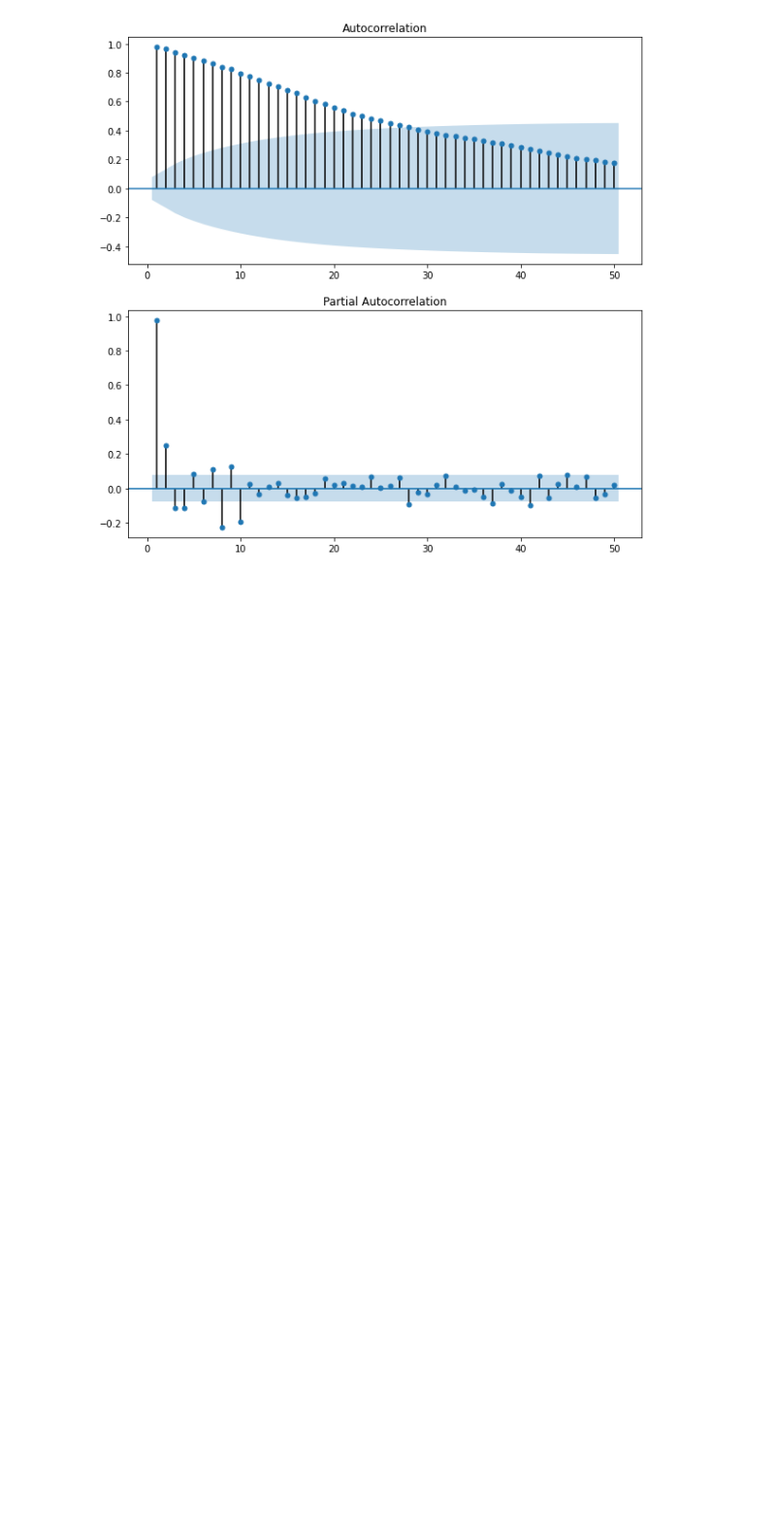
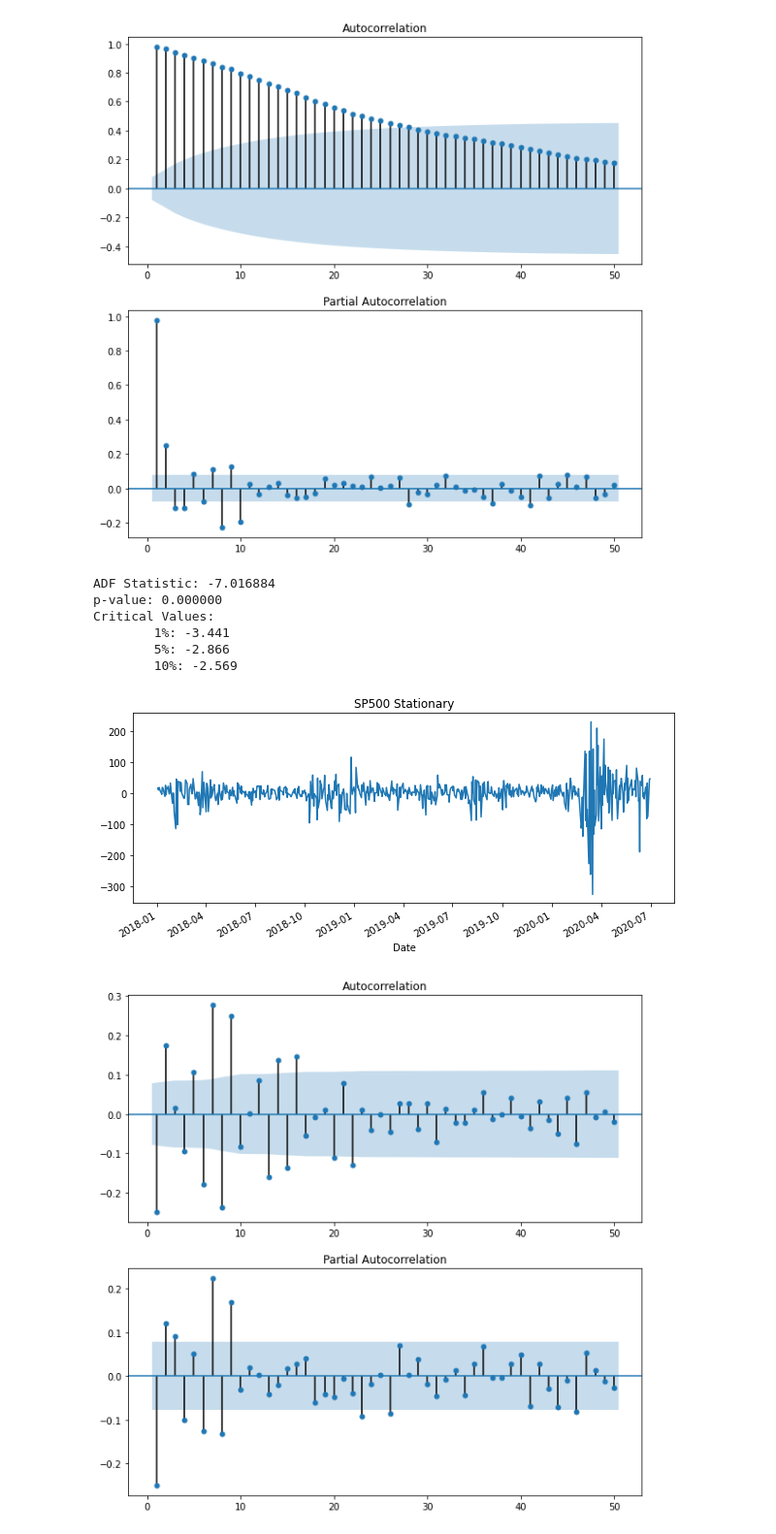
Before and after one commit to jbogocz/arima_garch, a Jupyter notebook: arima.ipynb, the cells around one changed output. Shown: that part at 97% size. Drawn from its saved outputs; the diff is of its cells as text; code cells hidden in the pictures; blank space fills up the shorter version.

Commit message:
Transform data from non-stationary to stationary

```diff
--- a/arima.ipynb
+++ b/arima.ipynb
@@ -79,3 +79,43 @@ def plot_acf_pacf(df):
 plot_acf_pacf(df['Close'])
 # %% [output]
 [figure]
+# %%
+# Transform data from non-stationary to stationary
+X = df.Close
+# Method 1: difference data
+stationary = X.diff(1)
+# # Method 2: take the log
+# stationary = np.log(X)
+# # Method 3: take the square root
+# stationary = np.sqrt(X)
+# # Method 4: take the proprtional change
+# stationary = X.pct_change(1)
+stationary.dropna(axis=0, inplace=True)
+
+# check if stationary
+result = adfuller(stationary)
+# test statistic - more negative means more likely to be stationary
+print('ADF Statistic: %f' % result[0])
+# p-value - reject null hypothesis: non-stationary
+print('p-value: %f' % result[1])
+# critical test statistics - p-values: test statistic for null hypothesis
+print('Critical Values:')
+for key, value in result[4].items():
+    print('\t%s: %.3f' % (key, value))
+
+# plot stationary dataset
+stationary.plot(figsize=(10,4))
+plt.title(symbol_name+' Stationary')
+plt.show()
+
+# plot ACF & PACF of stationary dataset
+plot_acf_pacf(stationary)
+# %% [output]
+ADF Statistic: -7.016884
+p-value: 0.000000
+Critical Values:
+        1%: -3.441
+        5%: -2.866
+        10%: -2.569
+[figure, added]
+[figure, added]
```
